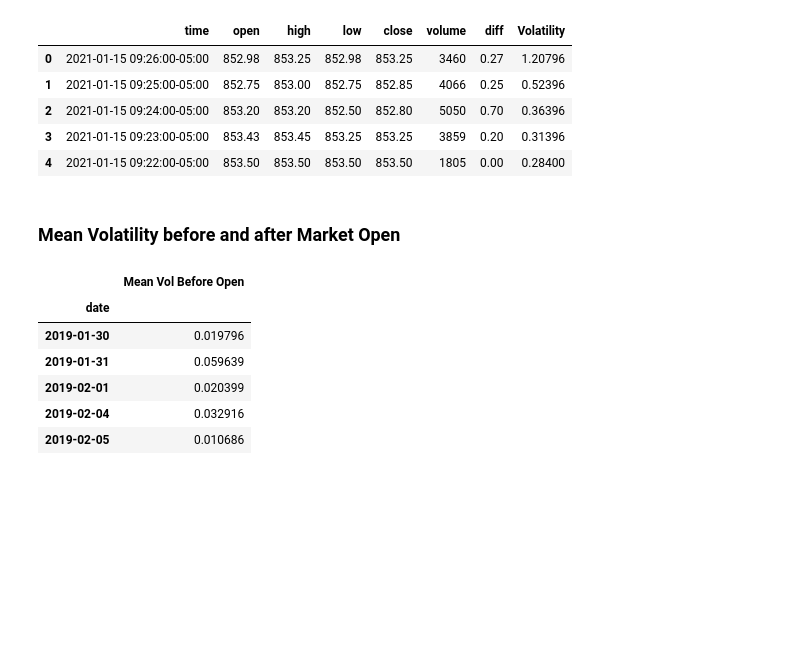
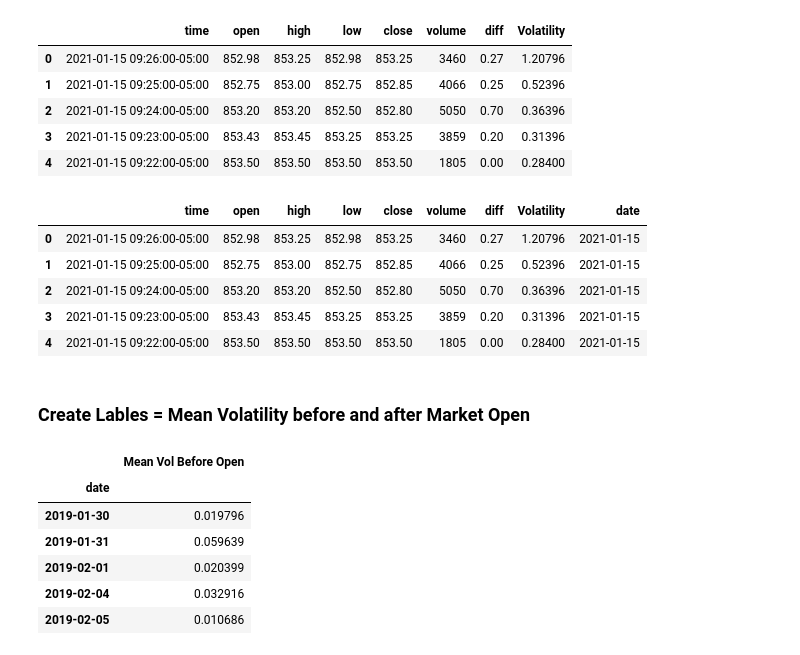
Before and after one commit to leeso1718/StockMarket_explainableAI, a Jupyter notebook: notebooks/data_nb/data_pipeline.ipynb, the cells around one changed output. Drawn from its saved outputs; the diff is of its cells as text; code cells hidden in the pictures; blank space fills up the shorter version.

```diff
--- a/notebooks/data_nb/data_pipeline.ipynb
+++ b/notebooks/data_nb/data_pipeline.ipynb
@@ -146,8 +146,16 @@ data.head()
 | 4 | 2021-01-15 09:22:00-05:00 | 853.50 | 853.50 | 853.50 | 853.50 | 1805 | 0.00 | 0.28400 |
 # %%
 data = data.assign(date=data.time.apply(lambda x:x.date()))
-data = data[['date','Volatility']]
+data.head()
+#data = data[['date','Volatility']]
 # data.to_csv(data_path+'/'+vol_data, index=False)
+# %% [output]
+|  | time | open | high | low | close | volume | diff | Volatility | date |
+| 0 | 2021-01-15 09:26:00-05:00 | 852.98 | 853.25 | 852.98 | 853.25 | 3460 | 0.27 | 1.20796 | 2021-01-15 |
+| 1 | 2021-01-15 09:25:00-05:00 | 852.75 | 853.00 | 852.75 | 852.85 | 4066 | 0.25 | 0.52396 | 2021-01-15 |
+| 2 | 2021-01-15 09:24:00-05:00 | 853.20 | 853.20 | 852.50 | 852.80 | 5050 | 0.70 | 0.36396 | 2021-01-15 |
+| 3 | 2021-01-15 09:23:00-05:00 | 853.43 | 853.45 | 853.25 | 853.25 | 3859 | 0.20 | 0.31396 | 2021-01-15 |
+| 4 | 2021-01-15 09:22:00-05:00 | 853.50 | 853.50 | 853.50 | 853.50 | 1805 | 0.00 | 0.28400 | 2021-01-15 |
 # %% [markdown]
-### Mean Volatility before and after Market Open
+### Create Lables = Mean Volatility before and after Market Open
 # %%
```
Also changed, not shown: parts of 3 cells of this notebook, 1 other file.
